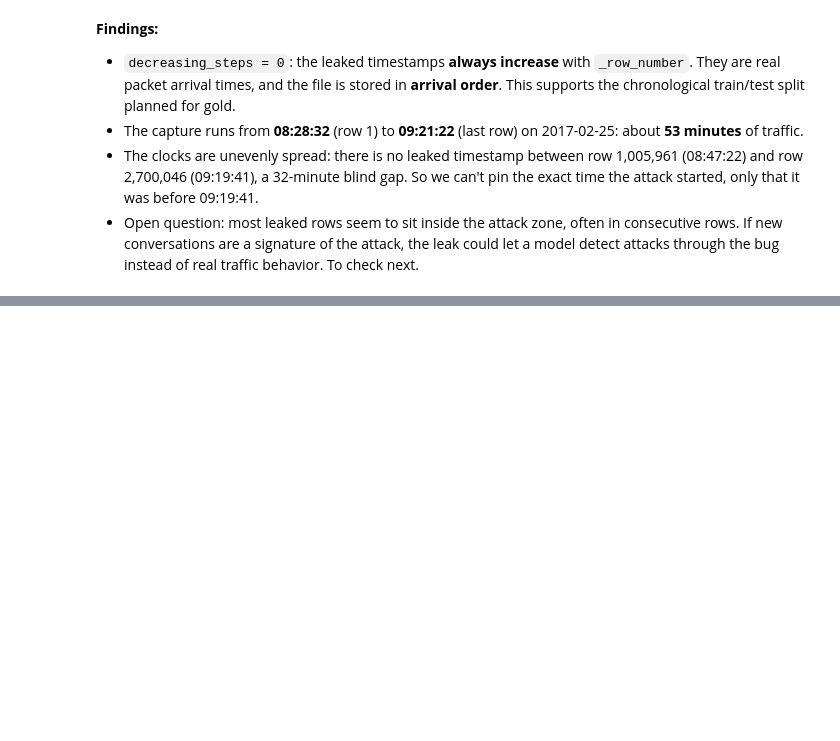
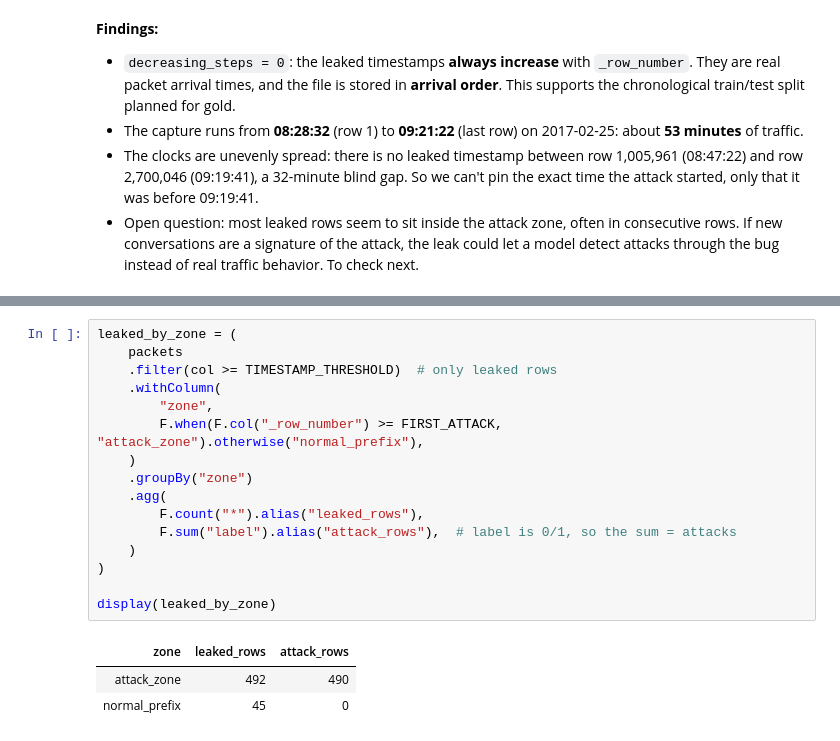
Before and after one commit to SantiLopBla/kitsune-network-anomaly-detection, a Jupyter notebook: Notebooks/Exploration/eda_syn_dos.ipynb, the cells around one changed output, grey strips where cells are left out. Saved outputs shown, nothing was run; the diff lists cells and outputs as text; blank space fills up the shorter version.

Commit message:
feat(eda): check leaked timestamps by zone and label

```diff
--- a/Notebooks/Exploration/eda_syn_dos.ipynb
+++ b/Notebooks/Exploration/eda_syn_dos.ipynb
@@ -274,0 +281,20 @@ display(decreases)
+# %%
+leaked_by_zone = (
+    packets
+    .filter(col >= TIMESTAMP_THRESHOLD)  # only leaked rows
+    .withColumn(
+        "zone",
+        F.when(F.col("_row_number") >= FIRST_ATTACK, "attack_zone").otherwise("normal_prefix"),
+    )
+    .groupBy("zone")
+    .agg(
+        F.count("*").alias("leaked_rows"),
+        F.sum("label").alias("attack_rows"),  # label is 0/1, so the sum = attacks
+    )
+)
+
+display(leaked_by_zone)
+# %% [output]
+| zone | leaked_rows | attack_rows |
+| attack_zone | 492 | 490 |
+| normal_prefix | 45 | 0 |
```
Also changed, not shown: parts of 2 cells of this notebook.
